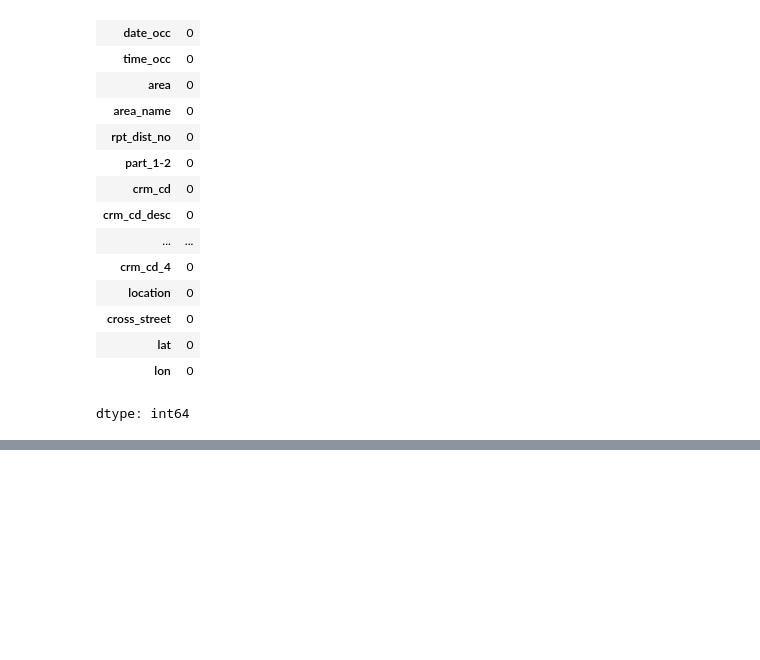
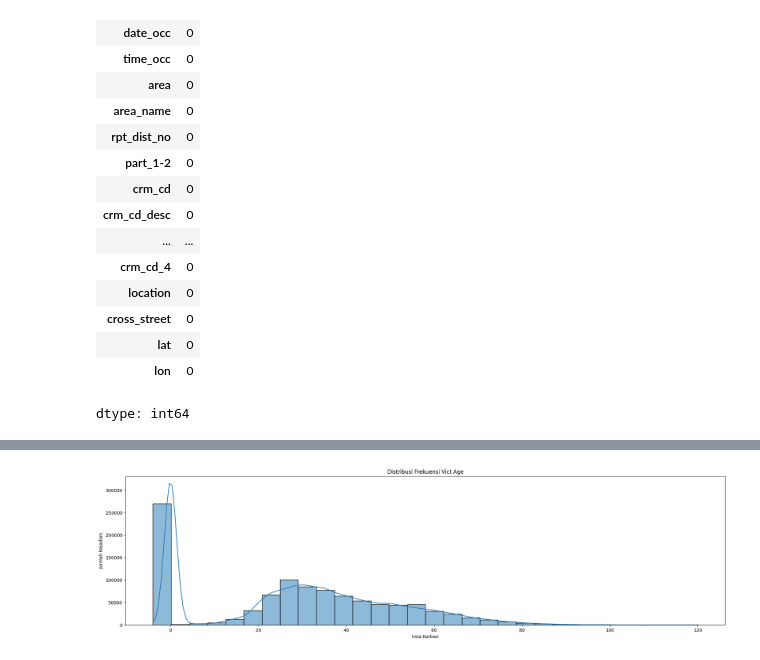
Before and after one commit to randy-ar/gcolab, a Jupyter notebook: Crime_Data_2020_LAPD.ipynb, the cells around one changed output, grey strips where cells are left out. Cells and saved outputs as stored; diff of their text form; code cells hidden in the pictures; blank space fills up the shorter version.

```diff
--- a/Crime_Data_2020_LAPD.ipynb
+++ b/Crime_Data_2020_LAPD.ipynb
@@ -385,0 +676,10 @@ df.to_csv('cleaned_data.csv', index=False)
+# %%
+# Distribusi vict_age
+plt.figure(figsize=(24, 6))
+sns.histplot(df['vict_age'], bins=30, kde=True)
+plt.title('Distribusi Frekuensi Vict Age')
+plt.xlabel('Usia Korban')
+plt.ylabel('Jumlah Kejadian')
+plt.show()
+# %% [output]
+[figure, added]
```
Also changed, not shown: parts of 75 cells of this notebook.
